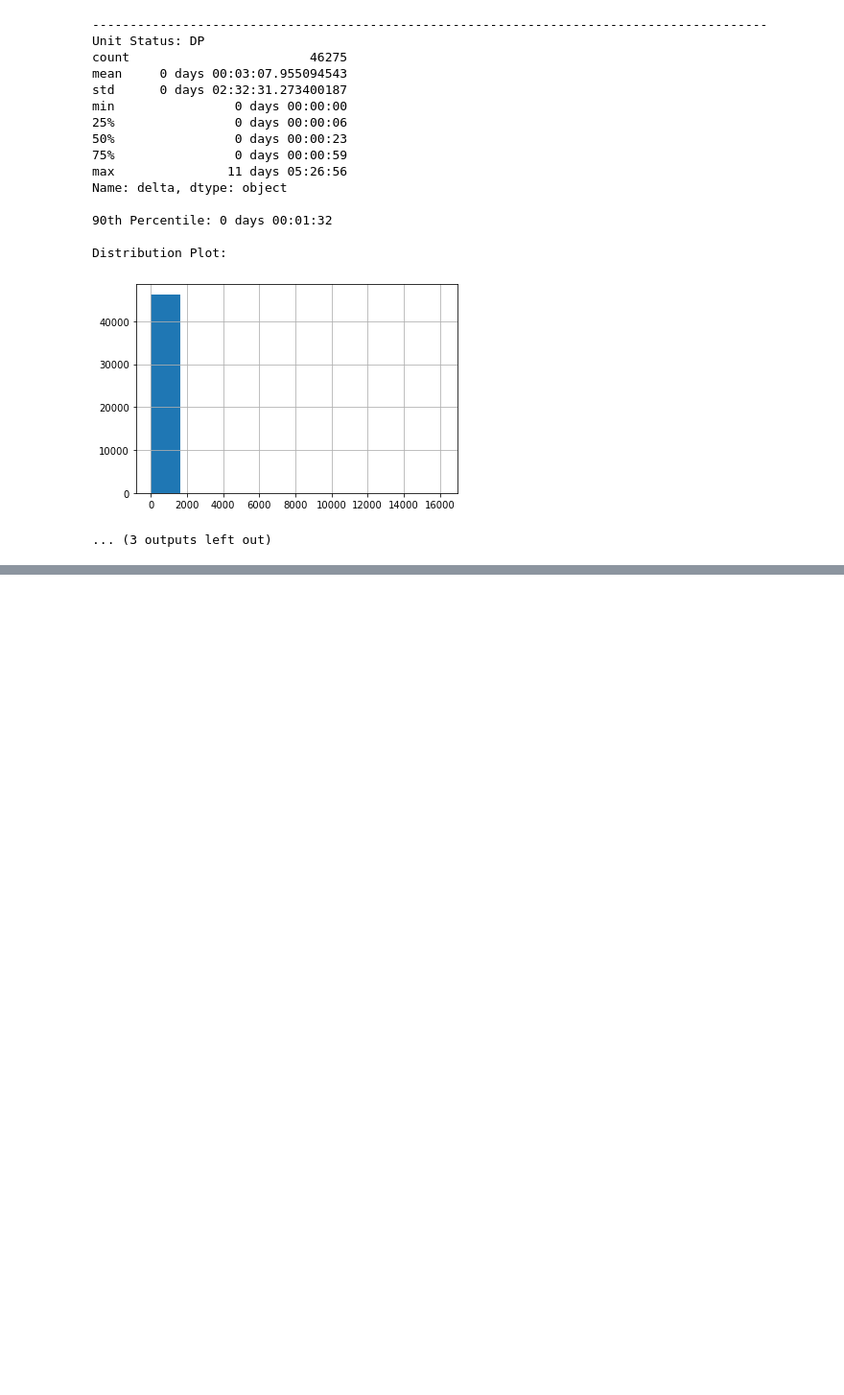
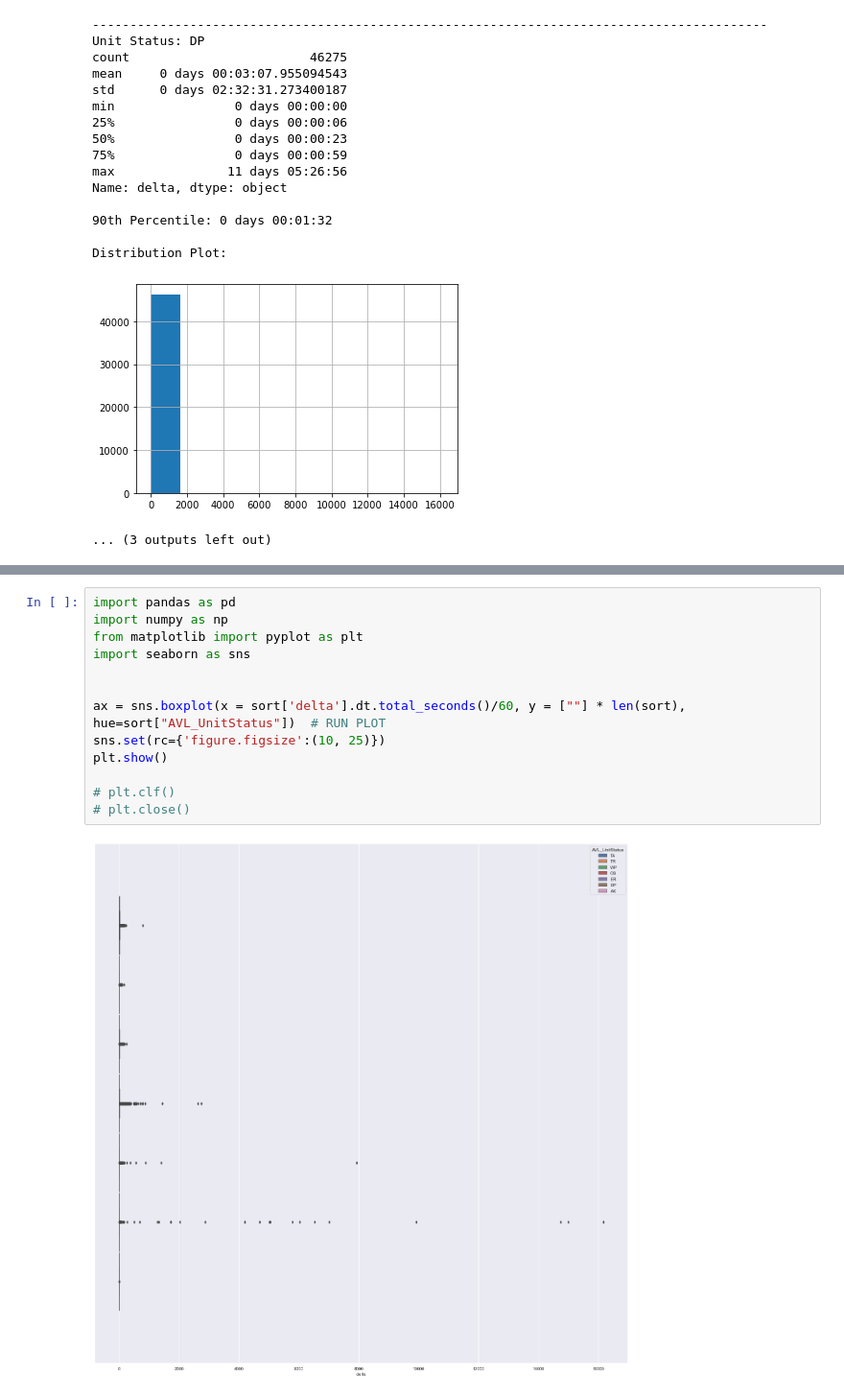
Before and after one commit to owiygul/DAEN-690-Group-2-Rescue-Me, a Jupyter notebook: CAD_AVL_Turnout.ipynb, the cells around one changed output, grey strips where cells are left out. Shown: that part at 96% size. Drawn from its saved outputs; the diff is of its cells as text; blank space fills up the shorter version.

Commit message:
BOXPLOT VISUALIZATIONS!!

```diff
--- a/CAD_AVL_Turnout.ipynb
+++ b/CAD_AVL_Turnout.ipynb
@@ -429,0 +436,15 @@ fig, ((ax1, ax2), (ax3, ax4)) = plt.subplots(2, 2)
+# %%
+import pandas as pd
+import numpy as np
+from matplotlib import pyplot as plt
+import seaborn as sns
+
+
+ax = sns.boxplot(x = sort['delta'].dt.total_seconds()/60, y = [""] * len(sort), hue=sort["AVL_UnitStatus"])  # RUN PLOT
+sns.set(rc={'figure.figsize':(10, 25)})
+plt.show()
+
+# plt.clf()
+# plt.close()
+# %% [output]
+[figure, added]
```
Also changed, not shown: parts of 3 cells of this notebook.
